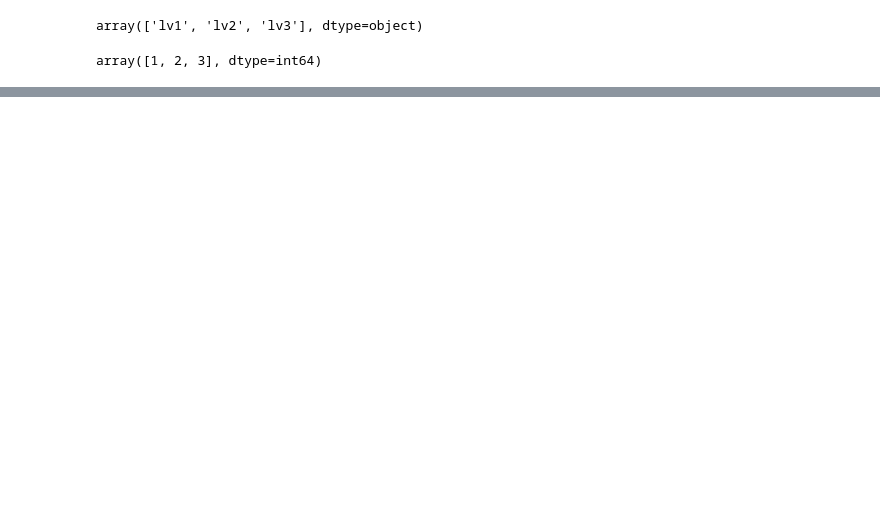
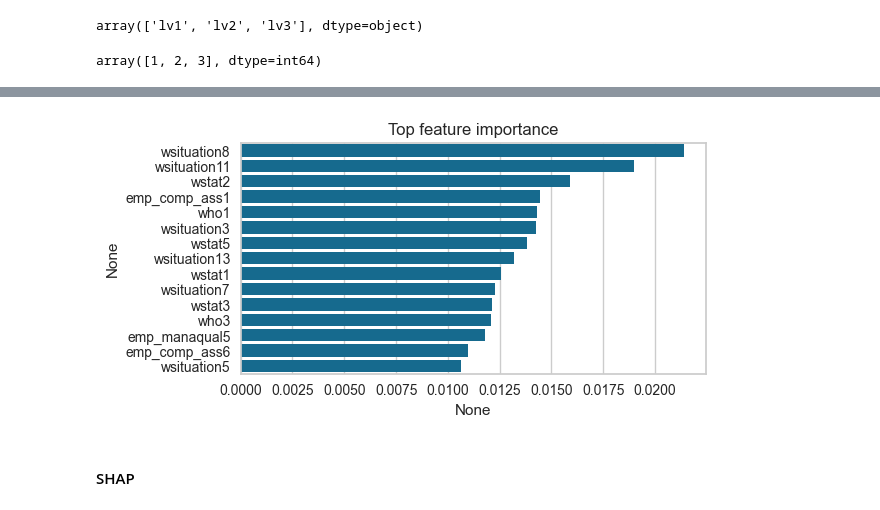
Before and after one commit to momoT2/2-project, a Jupyter notebook: Gradient Boosting.ipynb, the cells around one changed output, grey strips where cells are left out. Drawn from its saved outputs; the diff is of its cells as text; code cells hidden in the pictures; blank space fills up the shorter version.

```diff
--- a/Gradient Boosting.ipynb
+++ b/Gradient Boosting.ipynb
@@ -180,0 +147,9 @@ best = compare_models(fold=10, sort='AUC')
+# %%
+# 데이터 분할 = 훈련 데이터 / 테스트 데이터 = 7:3
+from sklearn.model_selection import train_test_split
+
+X_train, X_test, y_train, y_test = train_test_split(X, y,
+                                                    test_size = 0.3,
+                                                    random_state = 42)
+print("train 데이터: ", X_train.shape)
+print("test 데이터: ", X_test.shape)
@@ -181,2 +159,10 @@ best = compare_models(fold=10, sort='AUC')
 # %%
-# 변수 중요도 확인
+from sklearn.model_selection import cross_validate
+from sklearn.ensemble import RandomForestClassifier
+
+# 매개변수 기본값 직접 확인해볼 것!
+rf = RandomForestClassifier(n_jobs = -1, random_state=42)
+scores = cross_validate(rf, X_train, y_train, return_train_score=True,
+                        n_jobs = -1, cv = 10)
+
+print(scores)
@@ -182,0 +175,3 @@ best = compare_models(fold=10, sort='AUC')
+# %%
+# 훈련 전체 데이터로 학습
+rf.fit(X_train, y_train)
@@ -182,0 +187,4 @@ best = compare_models(fold=10, sort='AUC')
+# %%
+f_imp_v = rf.feature_importances_
+f_imp_v = pd.Series(f_imp_v, index = X.columns)
+f_imp_v.sort_values(ascending = False).head(15)
@@ -182,0 +208,10 @@ best = compare_models(fold=10, sort='AUC')
+# %%
+f_top = f_imp_v.sort_values(ascending = False).head(15)
+plt.figure(figsize = (6, 3))
+sns.barplot(x = f_top, y = f_top.index)
+plt.title('Top feature importance')
+plt.show()
+# %% [output]
+[figure, added]
+# %% [markdown]
+#### SHAP
```
Also changed, not shown: parts of 31 cells of this notebook, 2 other files.
